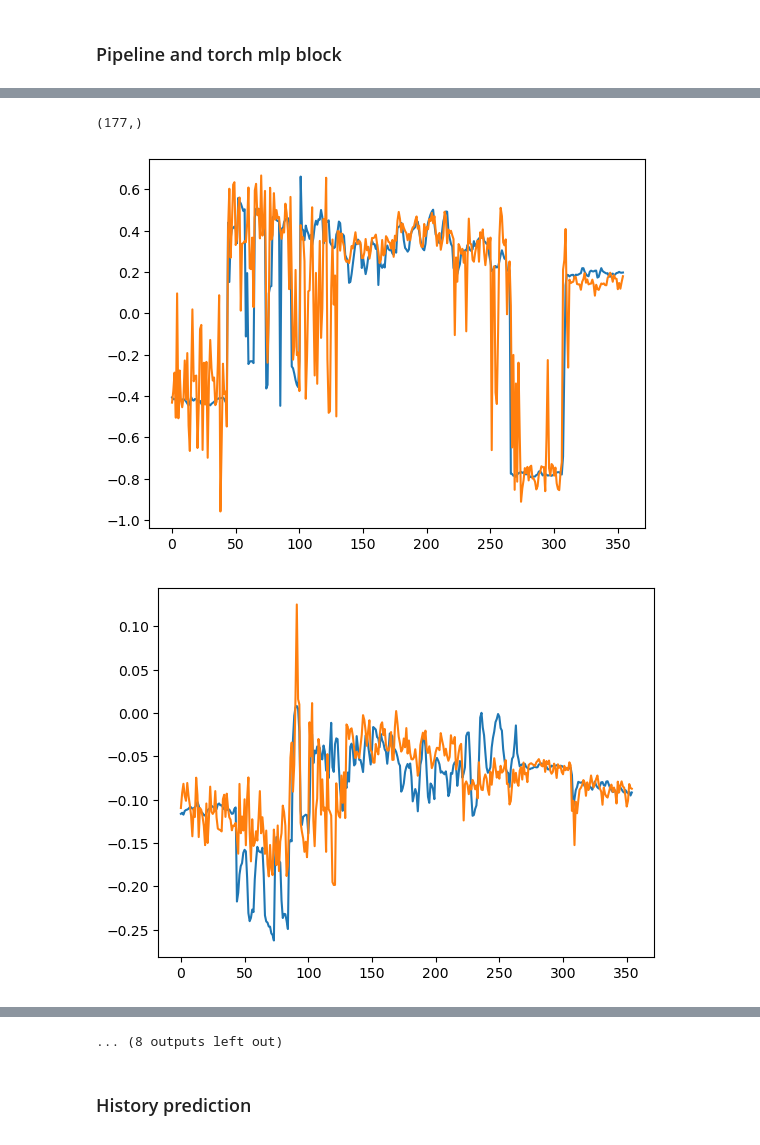
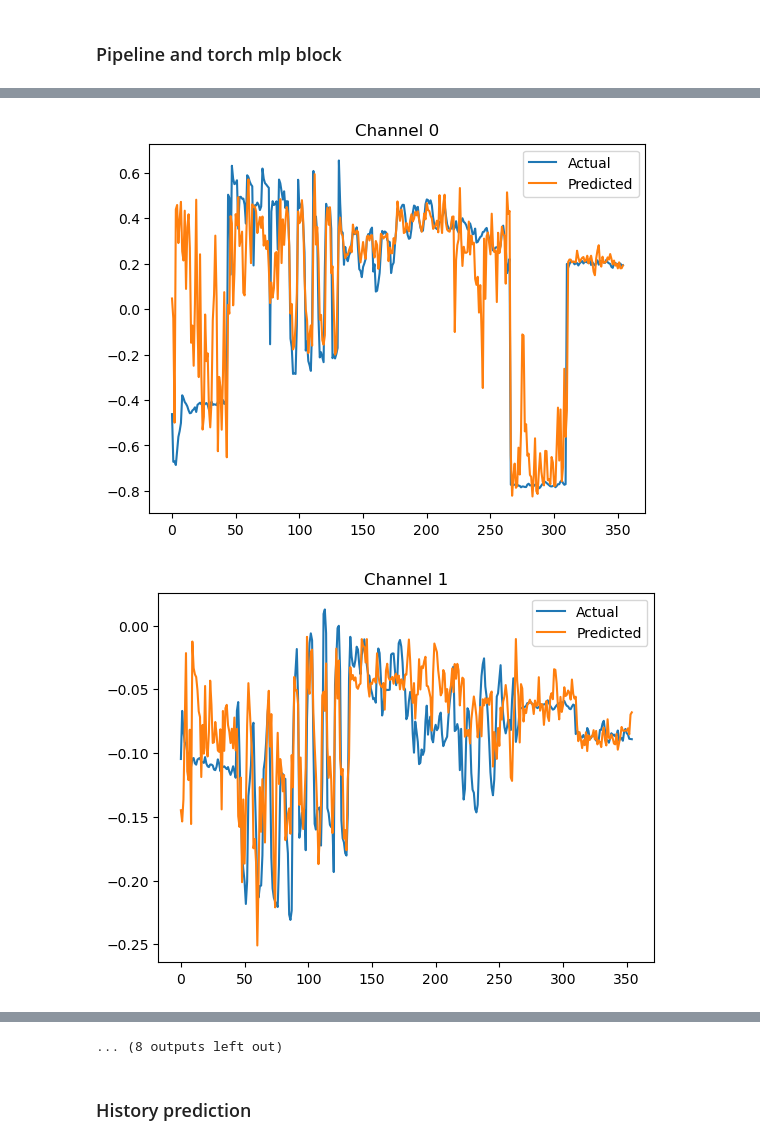
Before and after one commit to Fedoration/emg-virtual, a Jupyter notebook: notebooks/research.ipynb, the cells around one changed output, grey strips where cells are left out. Drawn from its saved outputs; the diff is of its cells as text; code cells hidden in the pictures.

```diff
--- a/notebooks/research.ipynb
+++ b/notebooks/research.ipynb
@@ -56,10 +56,12 @@ def train_test_split(data, N_parts, num_of_part):
     N_samples = len(data)
 
     l_idx = int((N_samples * num_of_part) / N_parts)
-    h_idx = int((N_samples * (num_of_part + 1)) / N_parts)
+    # h_idx = int((N_samples * (num_of_part + 1)) / N_parts)
 
-    data_train = np.concatenate([data[:l_idx, :], data[h_idx:,]], axis=0)
-    data_test = data[l_idx:h_idx, :]
+    # data_train = np.concatenate([data[:l_idx, :], data[h_idx:,]], axis=0)
+    # data_test = data[l_idx:h_idx, :]
+    data_train = data[:l_idx, :]
+    data_test = data[l_idx:, :]
 
     return data_train, data_test
 
@@ -120,7 +122,6 @@ X_train.shape, X_test.shape, y_train.shape, y_test.shape
 # %% [markdown]
 Aleksandr Data
 # %%
-# Data
 subj_path = "..\\data\\Alexander Chevcov\\Simple(6 electrodes)\\Preprocessed\\Simple2\\"
 fs = 500
 n_channels = 6
@@ -136,10 +137,12 @@ def train_test_split(data, N_parts, num_of_part):
     N_samples = len(data)
 
     l_idx = int((N_samples * num_of_part) / N_parts)
-    h_idx = int((N_samples * (num_of_part + 1)) / N_parts)
+    # h_idx = int((N_samples * (num_of_part + 1)) / N_parts)
 
-    data_train = np.concatenate([data[:l_idx, :], data[h_idx:,]], axis=0)
-    data_test = data[l_idx:h_idx, :]
+    # data_train = np.concatenate([data[:l_idx, :], data[h_idx:,]], axis=0)
+    # data_test = data[l_idx:h_idx, :]
+    data_train = data[:l_idx, :]
+    data_test = data[l_idx:, :]
 
     return data_train, data_test
 
@@ -151,7 +154,7 @@ label_list_train = list()
 label_list_test = list()
 
 N_parts = 10
-num_of_part = 9
+num_of_part = 8
 
 for i in range(N_files):
 
@@ -202,3 +207,7 @@ X_train.shape, X_test.shape, y_train.shape, y_test.shape
+# %%
+subj_path = "..\\data\\Alexander Chevcov\\Simple(6 electrodes)\\Preprocessed\\Simple2\\"
+fs = 500
+n_channels = 6
 # %% [markdown]
 ## Riemann Regression
 # %% [markdown]
@@ -1167,7 +1162,7 @@ model = RiemannMLPRegressor(
     metric="riemann",
     hidden_layer_sizes=(256, 256),
     activation="gelu",
-    max_iter=300,
+    max_iter=100,
     alpha=1e-5,
     random_state=42,
     device="cuda" if torch.cuda.is_available() else "cpu",
@@ -1236,12 +1227,10 @@ model:
-# %%
-y_model_pred[:, i].shape
-# %% [output]
-(177,)
 # %%
 for i in range(y_test.shape[1]):
     plt.figure()
     plt.plot(y_test[:, i])
     plt.plot(y_model_pred[:, i])
+    plt.legend(['Actual', 'Predicted'])
+    plt.title(f'Channel {i}')
 # %% [output]
-[figure, old version]
+[figure, new version]
-[figure, old version]
+[figure, new version]
```
Also changed, not shown: parts of 6 cells of this notebook, 3 other files.
